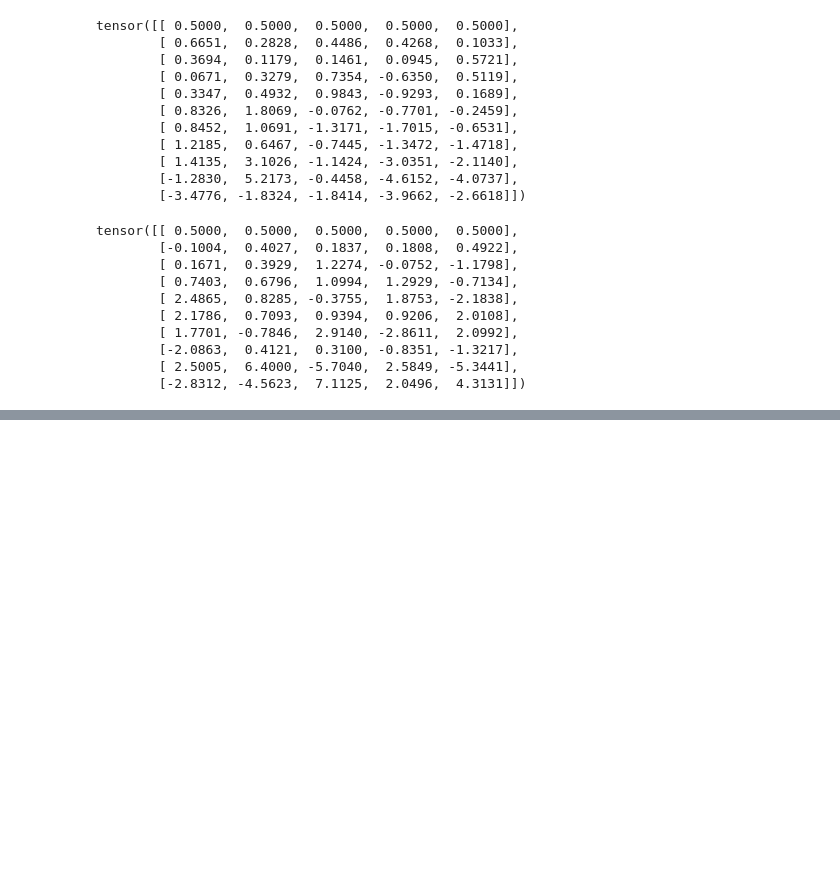
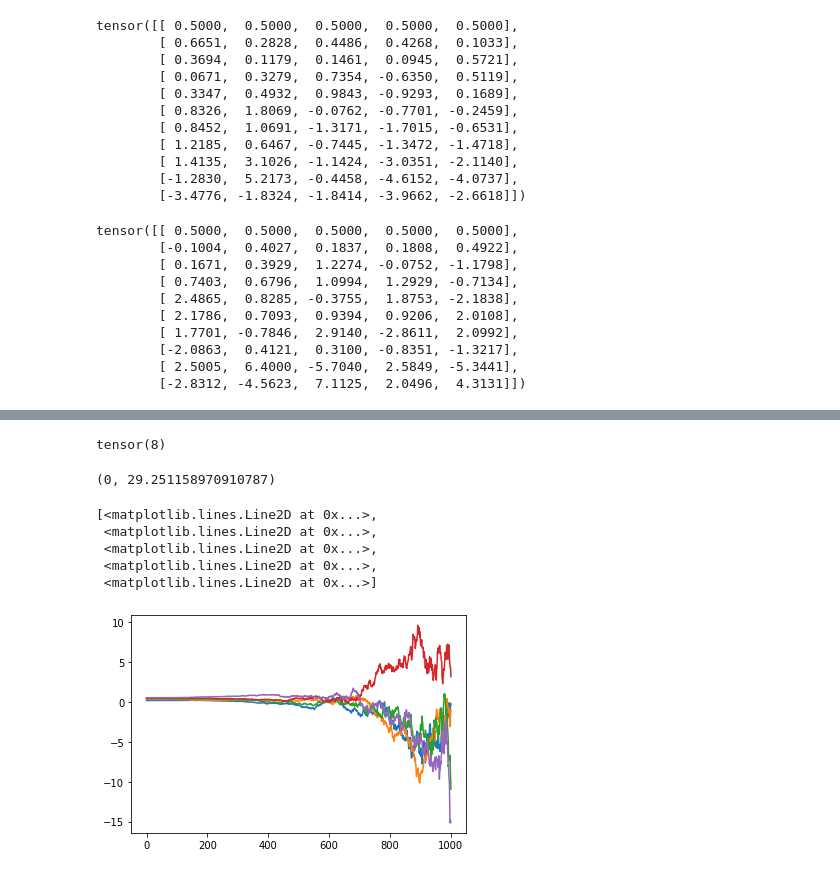
Before and after one commit to harrya32/conditional_diffusion_simulation, a Jupyter notebook: Plotting.ipynb, the cells around one changed output, grey strips where cells are left out. Drawn from its saved outputs; the diff is of its cells as text; code cells hidden in the pictures; blank space fills up the shorter version.

```diff
--- a/Plotting.ipynb
+++ b/Plotting.ipynb
@@ -419,6 +419,6 @@ tensor([[ 0.5000,  0.5000,  0.5000,  0.5000,  0.5000],
         [-2.8312, -4.5623,  7.1125,  2.0496,  4.3131]])
 # %%
 sigma_min=0.01
-sigma_max=3
+sigma_max=9
 beta_min = 0.1
 beta_max = 20
@@ -491,2 +424,0 @@ np.var(last)
-# %%
-sigma_max = 8
@@ -515,0 +508,8 @@ sde_VE(0, t=1)
+# %%
+torch.tensor(8**1)
+# %% [output]
+tensor(8)
+# %%
+sde_VE(0, t=1)
+# %% [output]
+(0, 29.251158970910787)
@@ -515,0 +518,25 @@ sde_VE(0, t=1)
+# %%
+def get_diffused_BOD(obs, n, sde):
+    data = obs.clone().detach()
+    t = 1e-5
+    dt = 1/n
+    diffused = [data.clone().detach()]
+    for i in range(n):
+        drift, diffusion = sde(data, t)
+        data += drift * dt
+        data += diffusion * torch.randn(5) * np.sqrt(dt)
+        diffused.append(data.clone().detach())
+        t += dt
+
+    return torch.vstack(diffused)
+# %%
+obs = torch.tensor([0.18, 0.32, 0.42, 0.49, 0.54])
+# %%
+plt.plot(get_diffused_BOD(obs, 1000, sde_VE))
+# %% [output]
+[<matplotlib.lines.Line2D at 0x...>,
+ <matplotlib.lines.Line2D at 0x...>,
+ <matplotlib.lines.Line2D at 0x...>,
+ <matplotlib.lines.Line2D at 0x...>,
+ <matplotlib.lines.Line2D at 0x...>]
+[figure, added]
```
Also changed, not shown: parts of 32 cells of this notebook, 7 other files.
